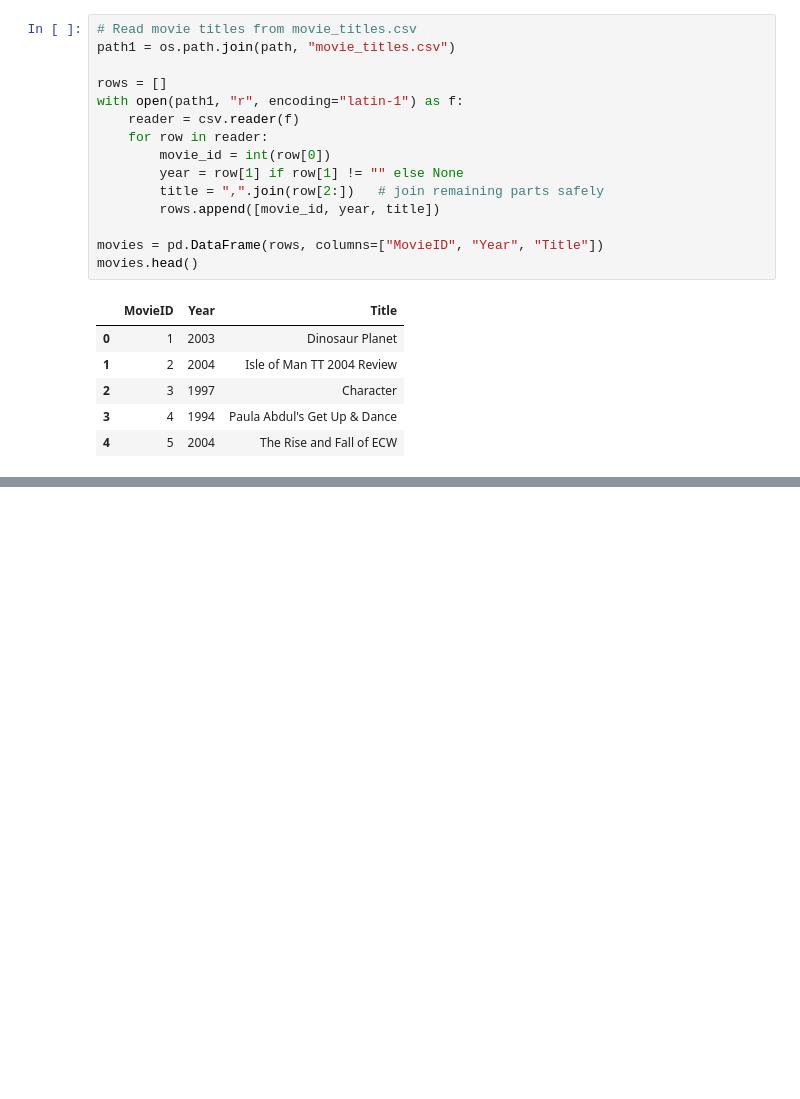
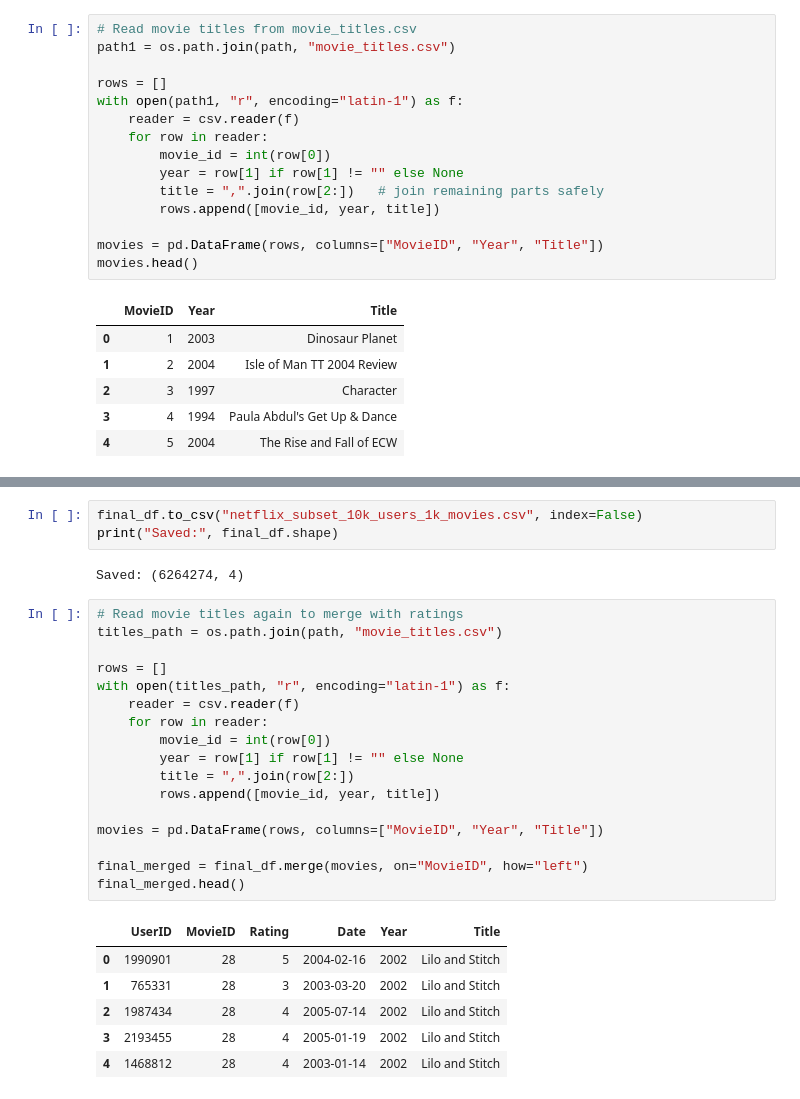
Before and after one commit to Neogenxx/NetflixRec, a Jupyter notebook: load.ipynb, the cells around one changed output, grey strips where cells are left out. Drawn from its saved outputs; the diff is of its cells as text; blank space fills up the shorter version.

Commit message:
Creaated the subdataset of the netflix dataset

```diff
--- a/load.ipynb
+++ b/load.ipynb
@@ -129,0 +150,29 @@ ratings_um = ratings_um[ratings_um["MovieID"].isin(top_movies)].copy()
+# %%
+final_df.to_csv("netflix_subset_10k_users_1k_movies.csv", index=False)
+print("Saved:", final_df.shape)
+# %% [output]
+Saved: (6264274, 4)
+# %%
+# Read movie titles again to merge with ratings
+titles_path = os.path.join(path, "movie_titles.csv")
+
+rows = []
+with open(titles_path, "r", encoding="latin-1") as f:
+    reader = csv.reader(f)
+    for row in reader:
+        movie_id = int(row[0])
+        year = row[1] if row[1] != "" else None
+        title = ",".join(row[2:])
+        rows.append([movie_id, year, title])
+
+movies = pd.DataFrame(rows, columns=["MovieID", "Year", "Title"])
+
+final_merged = final_df.merge(movies, on="MovieID", how="left")
+final_merged.head()
+# %% [output]
+|  | UserID | MovieID | Rating | Date | Year | Title |
+| 0 | 1990901 | 28 | 5 | 2004-02-16 | 2002 | Lilo and Stitch |
+| 1 | 765331 | 28 | 3 | 2003-03-20 | 2002 | Lilo and Stitch |
+| 2 | 1987434 | 28 | 4 | 2005-07-14 | 2002 | Lilo and Stitch |
+| 3 | 2193455 | 28 | 4 | 2005-01-19 | 2002 | Lilo and Stitch |
+| 4 | 1468812 | 28 | 4 | 2003-01-14 | 2002 | Lilo and Stitch |
```
Also changed, not shown: parts of 17 cells of this notebook.
